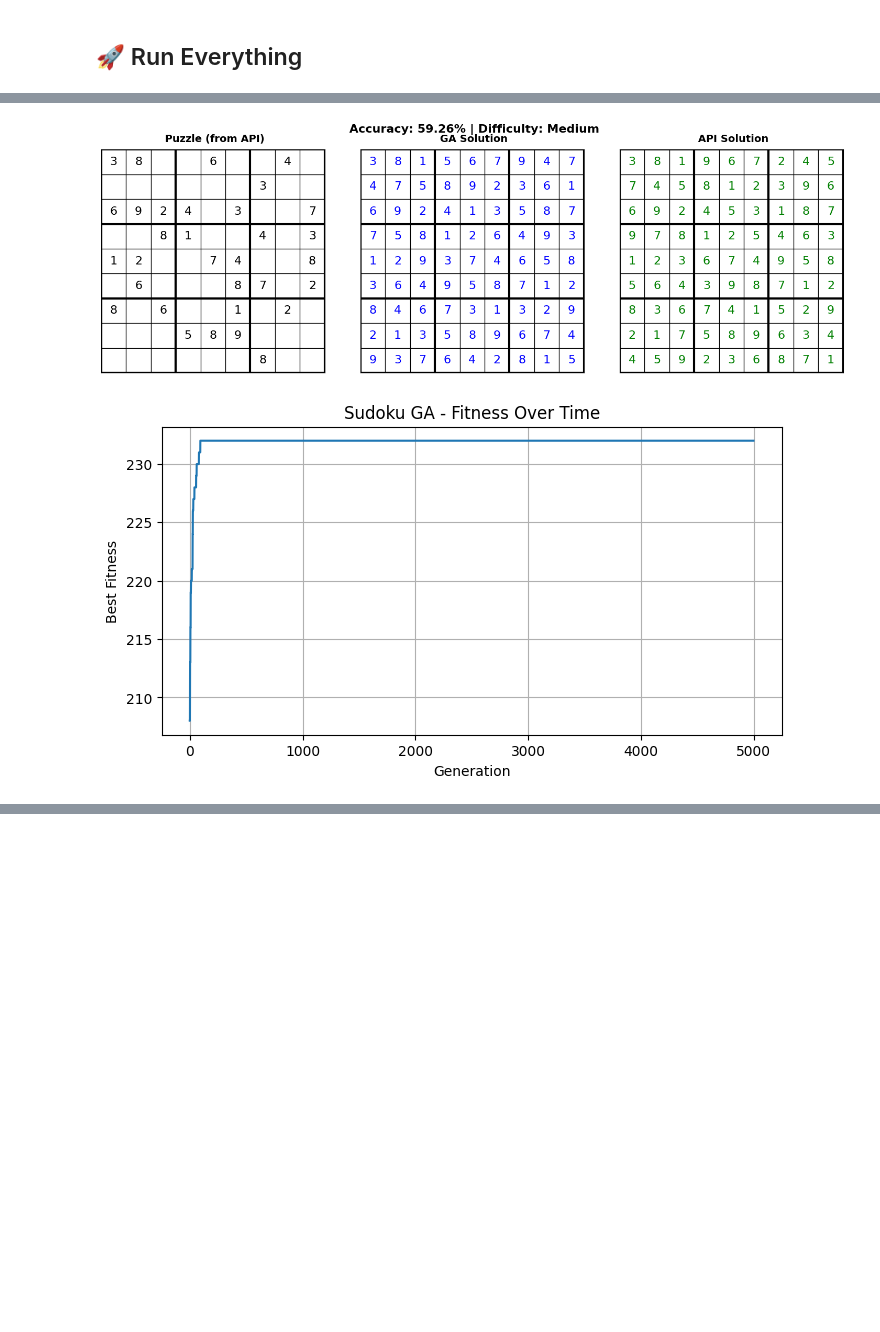
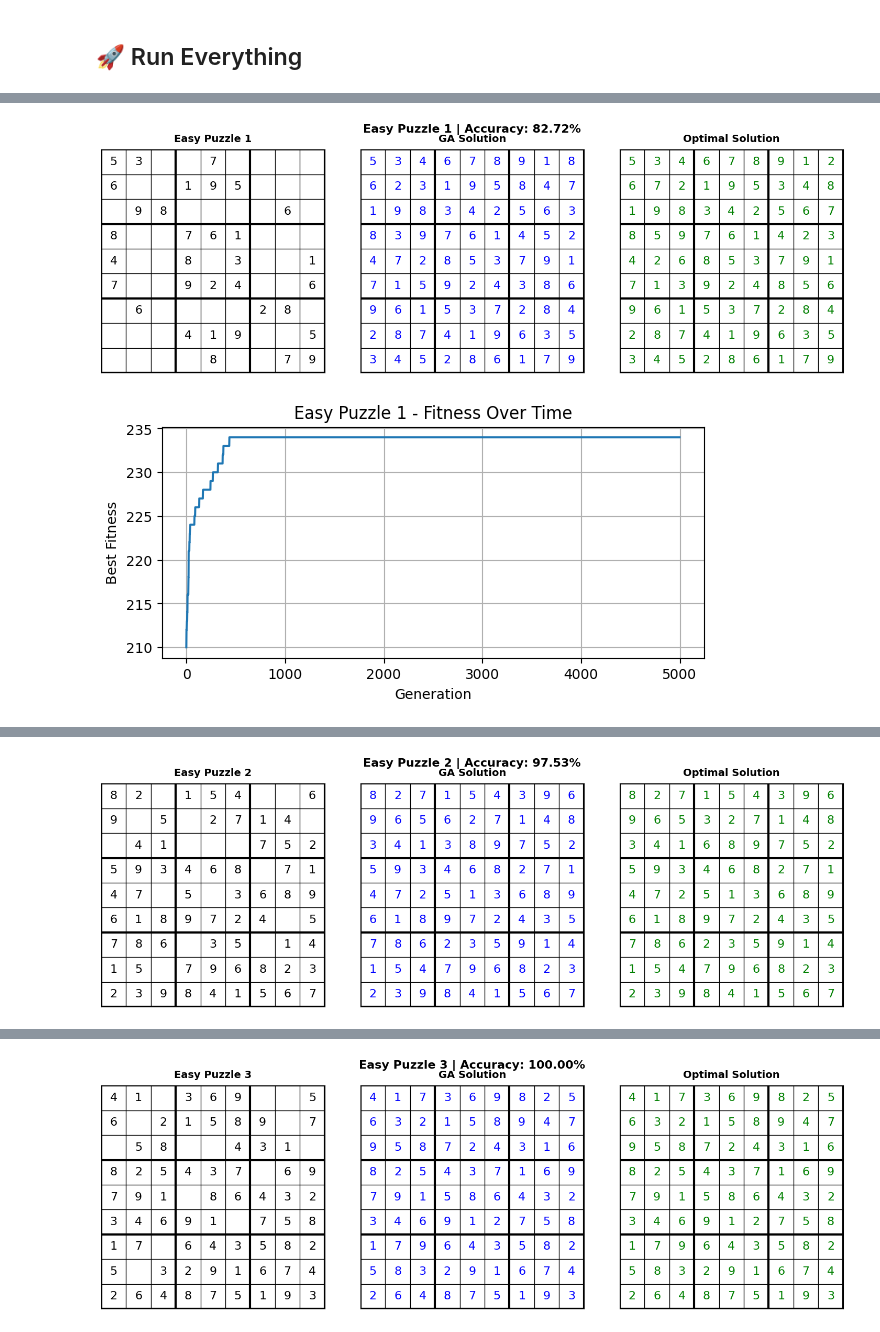
Before and after one commit to 7afidhou/sudoku, a Jupyter notebook: sudoku_solver.ipynb, the cells around one changed output, grey strips where cells are left out. Drawn from its saved outputs; the diff is of its cells as text; code cells hidden in the pictures; blank space fills up the shorter version.

```diff
--- a/sudoku_solver.ipynb
+++ b/sudoku_solver.ipynb
@@ -164,39 +382,44 @@ def fetch_puzzle():
 ## 🚀 Run Everything
 # %%
 if __name__ == "__main__":
-    print("📡 Fetching Sudoku from API...")
-    puzzle, api_solution, difficulty = fetch_puzzle()
-    print(f"🎯 Difficulty: {difficulty}\n")
+    levels = [
+        ("Easy", EASY, EASY_SOLUTIONS),
+        ("Medium", MEDIUM, MEDIUM_SOLUTIONS),
+        ("Hard", HARD, HARD_SOLUTIONS)
+    ]
 
-    print("🧬 Running Genetic Algorithm...")
-    ga_solution, fitness_history = genetic_algorithm(puzzle)
+    for difficulty, puzzles, solutions in levels:
+        print(f"\n==============================")
+        print(f"🧩 Solving {difficulty} Puzzles")
+        print(f"==============================\n")
 
-    correct = np.sum(ga_solution == api_solution)
-    accuracy = (correct / 81) * 100
+        for idx, (puzzle, correct_solution) in enumerate(zip(puzzles, solutions)):
+            print(f"🎯 Puzzle {idx+1} ({difficulty})")
+            ga_solution, fitness_history = genetic_algorithm(puzzle)
 
-    # -------------------------------
-    # 🖼️ Visualize Everything
-    # -------------------------------
-    fig, axes = plt.subplots(1, 3, figsize=(15, 5))
-    plot_sudoku_grid(axes[0], puzzle, " Puzzle (from API)", color="black")
-    print("")
-    plot_sudoku_grid(axes[1], ga_solution, " GA Solution", color="blue")
-    print("")
-    plot_sudoku_grid(axes[2], api_solution, " API Solution", color="green")
-    print("")
-    plt.suptitle(f" Accuracy: {accuracy:.2f}% | Difficulty: {difficulty}", fontsize=16, fontweight="bold")
-    plt.tight_layout()
-    plt.show()
+            # 🧾 Compute accuracy
+            correct = np.sum(ga_solution == correct_solution)
+            accuracy = (correct / 81) * 100
 
-    # Plot fitness
-    plt.figure(figsize=(8, 4))
-    plt.plot(fitness_history)
-    plt.xlabel("Generation")
-    plt.ylabel("Best Fitness")
-    plt.title("Sudoku GA - Fitness Over Time")
-    plt.grid(True)
-    plt.show()
+            # -------------------------------
+            # 🖼️ Visualize
+            # -------------------------------
+            fig, axes = plt.subplots(1, 3, figsize=(15, 5))
+            plot_sudoku_grid(axes[0], puzzle, f"{difficulty} Puzzle {idx+1}", color="black")
+            plot_sudoku_grid(axes[1], ga_solution, "GA Solution", color="blue")
+            plot_sudoku_grid(axes[2], correct_solution, "Optimal Solution", color="green")
+            plt.suptitle(f"{difficulty} Puzzle {idx+1} | Accuracy: {accuracy:.2f}%", fontsize=16, fontweight="bold")
+            plt.tight_layout()
+            plt.show()
 
-    # Print results in console
-    print(f"\n🎯 Accuracy (GA vs API): {accuracy:.2f}%--{correct}/81")
+            # Fitness curve
+            plt.figure(figsize=(7,3))
+            plt.plot(fitness_history)
+            plt.title(f"{difficulty} Puzzle {idx+1} - Fitness Over Time")
+            plt.xlabel("Generation")
+            plt.ylabel("Best Fitness")
+            plt.grid(True)
+            plt.show()
+
+            print(f"🎯 Accuracy (GA vs Optimal): {accuracy:.2f}%\n")
 # %% [output]
@@ -220,2 +443,2 @@ Generation 4999 | Best fitness: 232
-[figure, old version]
+[figure, new version]
-[figure, old version]
+[figure, new version]
@@ -222,0 +462 @@ Generation 4999 | Best fitness: 232
+[figure, added]
@@ -222,0 +481 @@ Generation 4999 | Best fitness: 232
+[figure, added]
```
Also changed, not shown: parts of 5 cells of this notebook.
